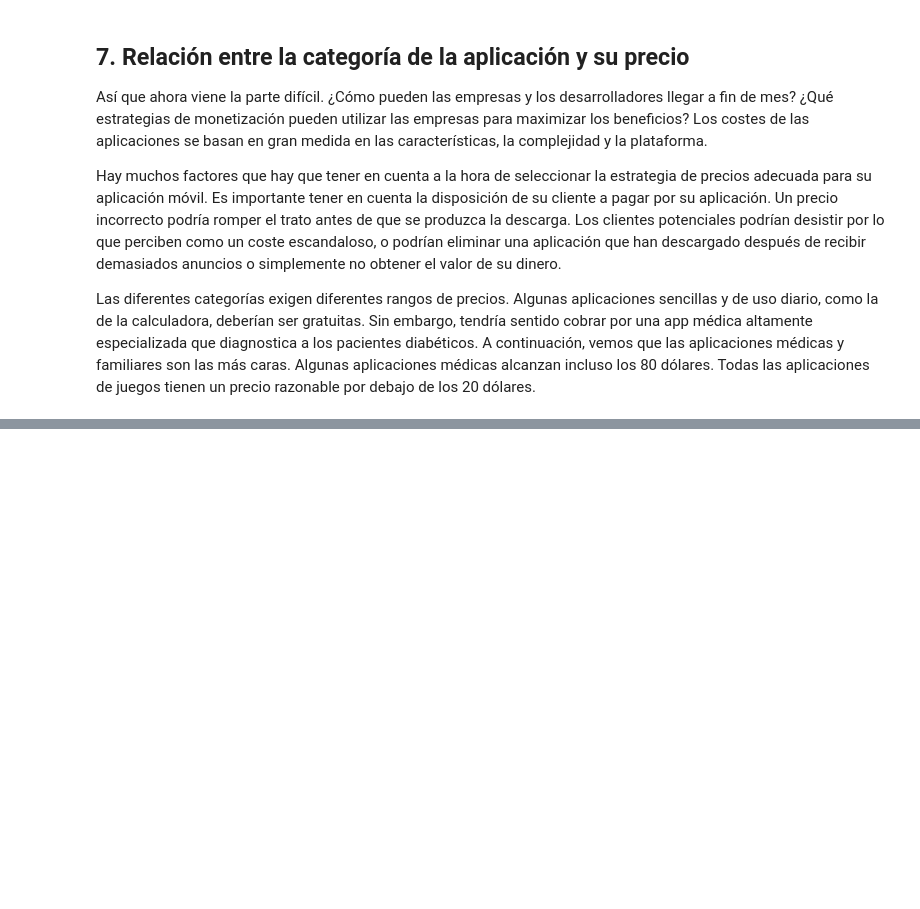
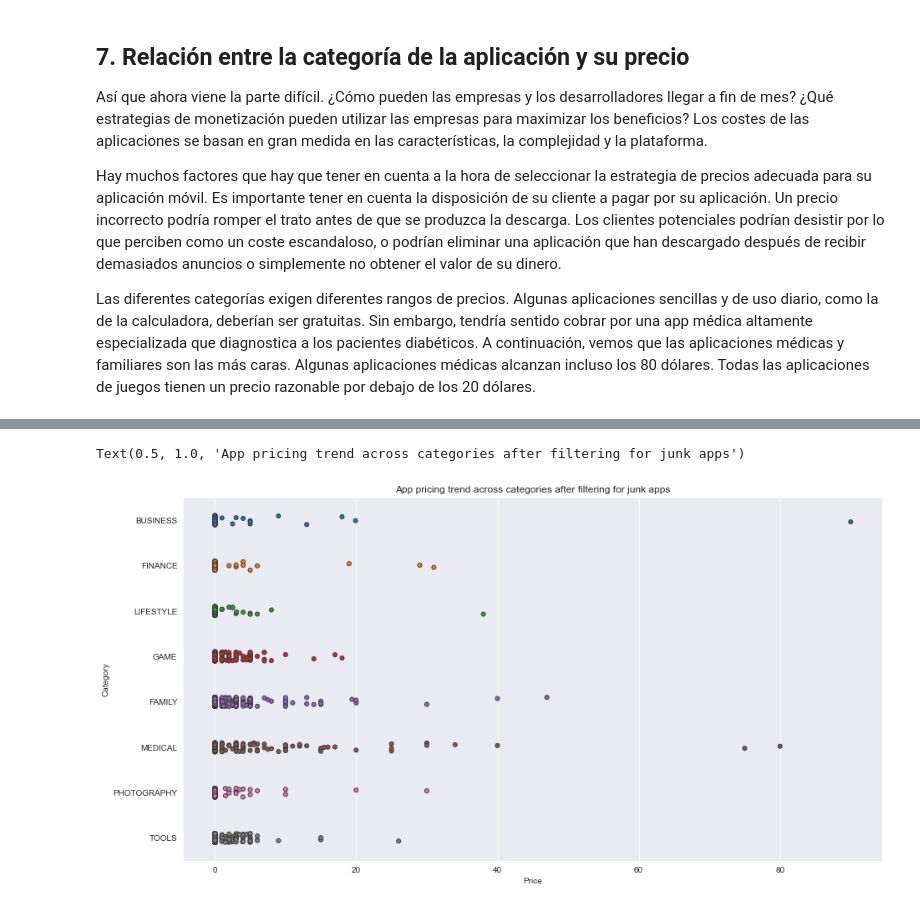
Before and after one commit to rodrig1547/Proyecto-Apps, a Jupyter notebook: Google Apps.ipynb, the cells around one changed output, grey strips where cells are left out. Saved outputs shown, nothing was run; the diff lists cells and outputs as text; code cells hidden in the pictures; blank space fills up the shorter version.

```diff
--- a/Google Apps.ipynb
+++ b/Google Apps.ipynb
@@ -234,0 +269,14 @@ Name: Category, Length: 9659, dtype: object
+# %%
+# Seleccion de aplicaciones bajo los $100
+
+apps_under_100 = popular_app_cats[apps['Price']<100]
+
+fig, ax = plt.subplots()
+fig.set_size_inches(15, 8)
+
+# Examine price vs category with the authentic apps (apps_under_100)
+ax = sns.stripplot(x ='Price' , y = 'Category', data = apps_under_100, jitter = True, linewidth = 1)
+ax.set_title('App pricing trend across categories after filtering for junk apps')
+# %% [output]
+Text(0.5, 1.0, 'App pricing trend across categories after filtering for junk apps')
+[figure, added]
```
Also changed, not shown: parts of 24 cells of this notebook, 3 other files.
